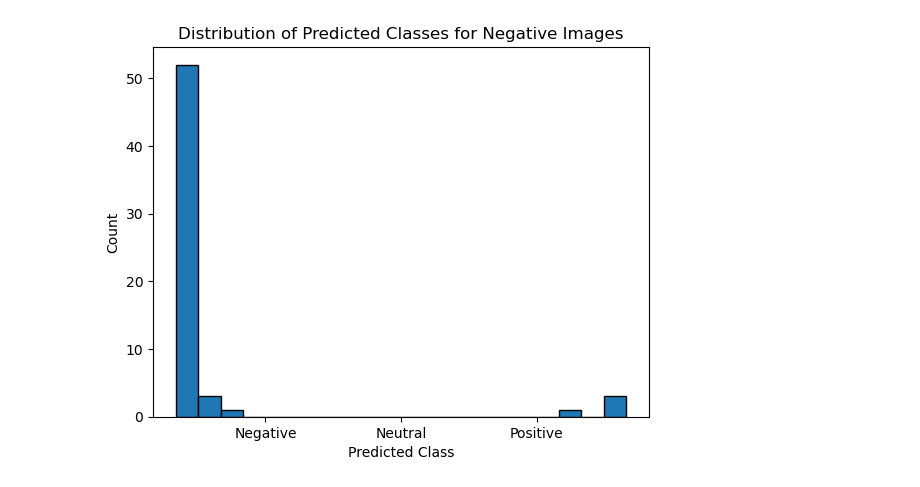
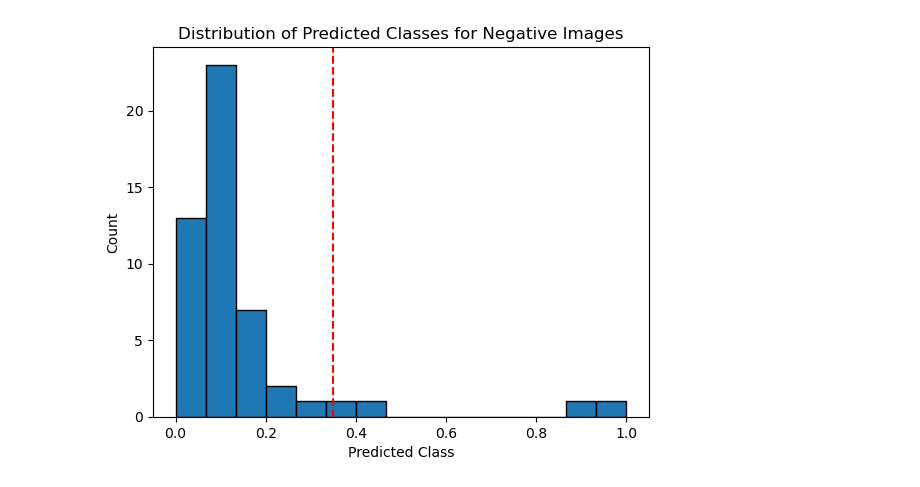
Before and after one commit to felipe-mello-dos-reis/EDI37, a Jupyter notebook: fratura-concreto.ipynb, the cells around one changed output. Drawn from its saved outputs; the diff is of its cells as text; code cells hidden in the pictures.

```diff
--- a/fratura-concreto.ipynb
+++ b/fratura-concreto.ipynb
@@ -28,2 +40,5 @@ else:
+# %%
+#Escolha da qtd de neurônios:
+linha=dic[dic['Nome']=='Default/4']
 # %%
 
@@ -118,4 +145,5 @@ model.save('modelo_concreto_saved.h5')
 # %%
+# Identificando rachadura da sala de aula
 
 from keras.models import load_model
 from tensorflow.keras.preprocessing.image import load_img
@@ -127,9 +155,9 @@ import numpy as np
 
 from keras.models import load_model
 
-model = load_model('modelo_concreto_saved.h5')
+model = load_model(linha['Save'].iloc[0]+'.h5')
 
-image = load_img('archive2/Negative/19999.jpg', target_size=(224, 224))
+image = load_img('sala_de_aula_2.jpeg', target_size=(224, 224))
 img = np.array(image)
 img = img / 255.0
 img = img.reshape(1,224,224,3)
@@ -141,3 +169,10 @@ Predicted \Class (0 - Negative , 1- Positive):  0.010734154
+# %%
+#Variável de escolha dos pesos
+var_pesos=linha['Save'].iloc[0]
+# Se quiser pegar o peso que acabou de calcular, use:
+# linha['Save'].iloc[0]
+# Se quiser pegar um peso antigo, use:
+#'model_5_weights'
 # %%
 import os
 import numpy as np
@@ -147,7 +182,7 @@ from tensorflow.keras.preprocessing.image import img_to_array
 from keras.models import load_model
 
 # Load the pre-trained model
-model = load_model('modelo_concreto_saved.h5')
+model = load_model(var_pesos+'.h5')
 
 # Set the folder path containing the images
 folder_path = 'output/validation/Negative'
@@ -192,13 +227,14 @@ negative_predictions = np.array(negative_predictions)
 # %%
 # Plot the histogram
-plt.hist(negative_predictions, bins=20, edgecolor='black')
+plt.hist(negative_predictions, bins=15, edgecolor='black', range=(0,1))
+plt.axvline(x=0.35,color='red',linestyle='dashed')
 plt.xlabel('Predicted Class')
 plt.ylabel('Count')
-plt.xticks([0.2, 0.5, 0.8], ['Negative', 'Neutral', 'Positive'])  # Adjust the labels based on your classes
+#plt.xticks([0.35, 0.5, 0.65], ['Negative', 'Neutral', 'Positive'])  # Adjust the labels based on your classes
 plt.title('Distribution of Predicted Classes for Negative Images')
 plt.show()
 # %% [output]
-[figure, old version]
+[figure, new version]
 # %%
 import os
 import numpy as np
```
Also changed, not shown: parts of 12 cells of this notebook, 15 other files.
